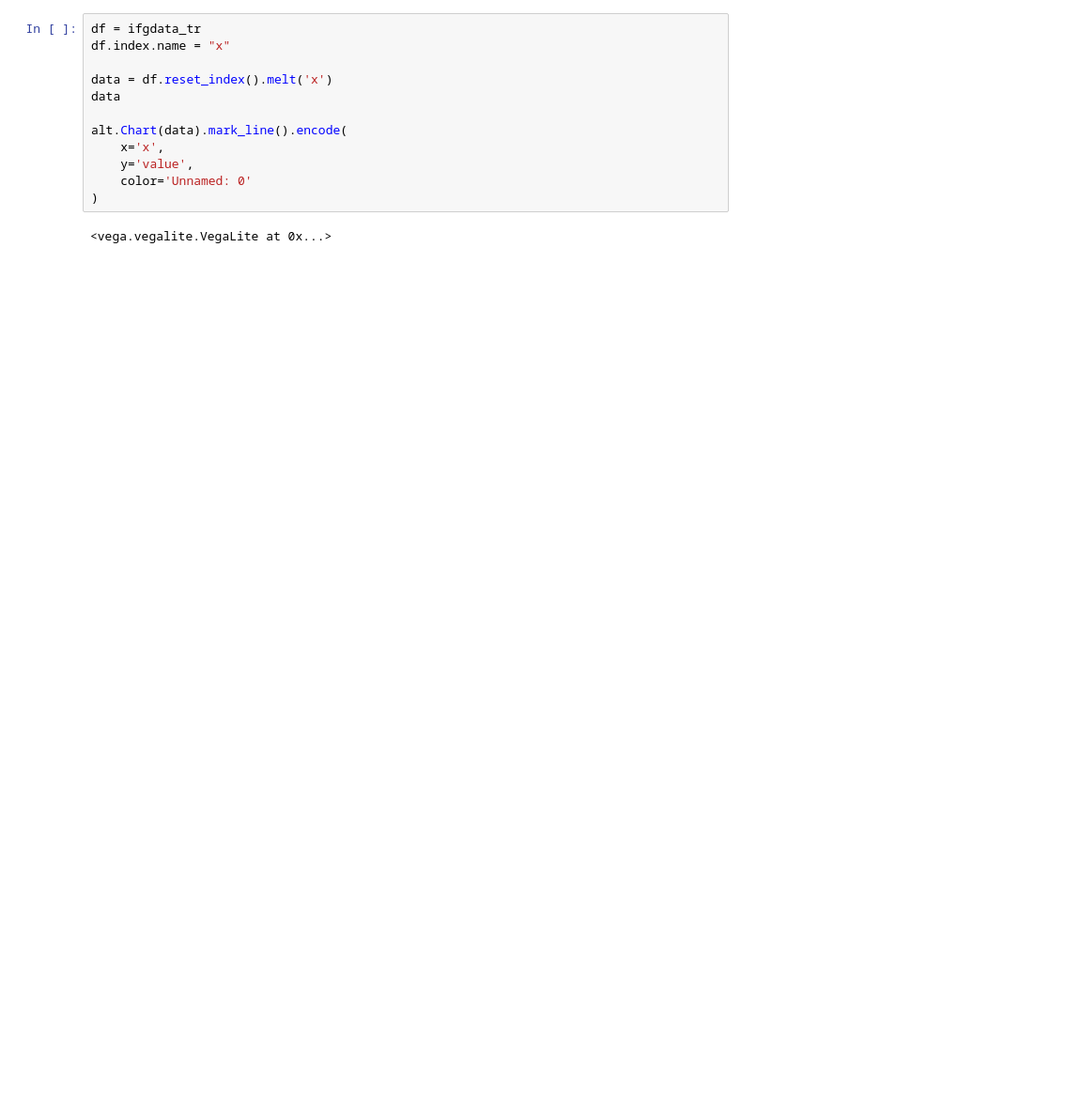
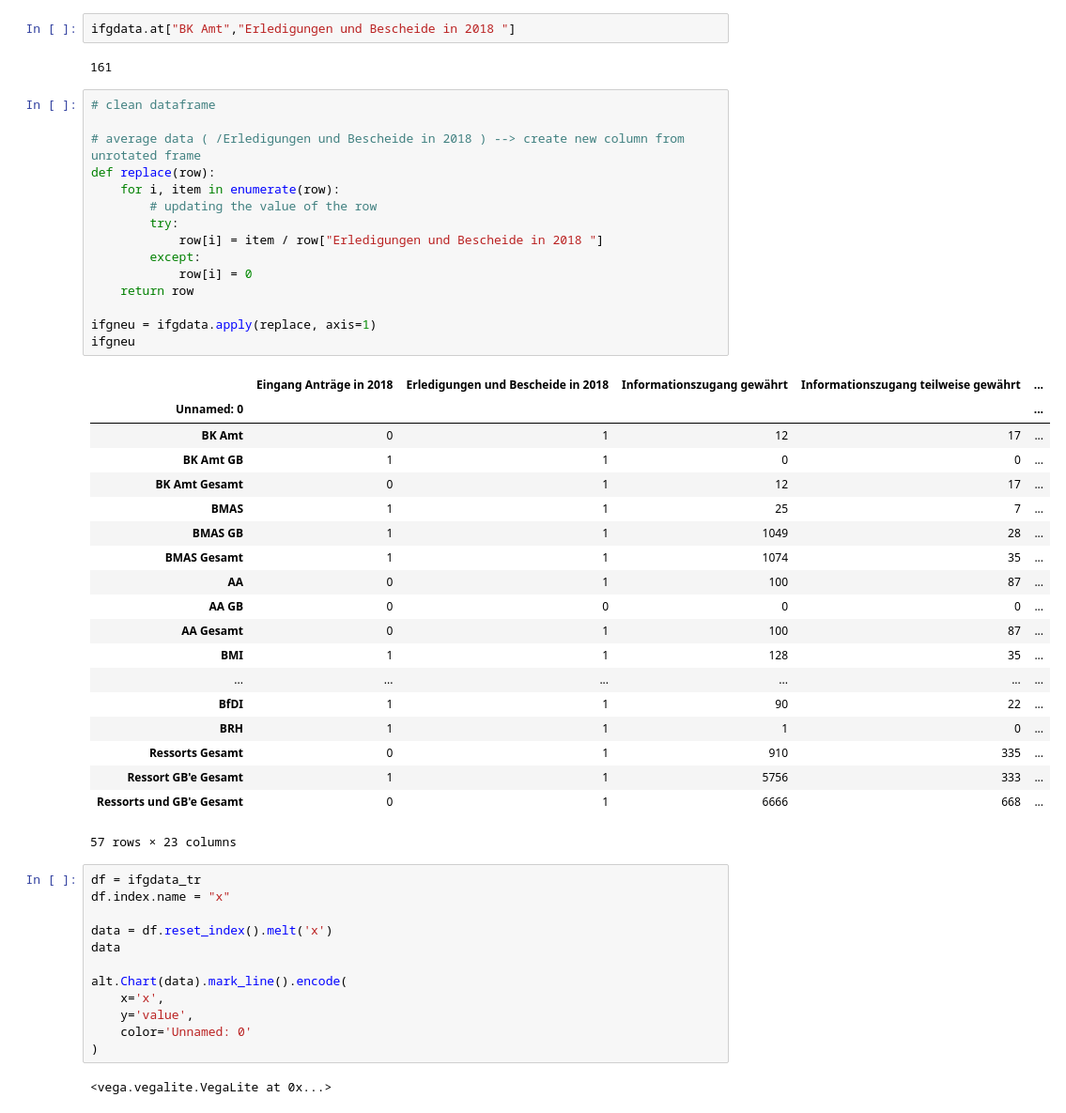
Before and after one commit to ninabcdefghi/ifgvsfds, a Jupyter notebook: ifg2018_multiline.ipynb, the cells around one changed output. Shown at 94% size. Cells and saved outputs as stored; diff of their text form; blank space fills up the shorter version.

```diff
--- a/ifg2018_multiline.ipynb
+++ b/ifg2018_multiline.ipynb
@@ -34,3 +35,42 @@ ifgdata_tr
+# %%
+ifgdata.at["BK Amt","Erledigungen und Bescheide in 2018 "]
+# %% [output]
+161
+# %%
+# clean dataframe
+
+# average data ( /Erledigungen und Bescheide in 2018 ) --> create new column from unrotated frame
+def replace(row):
+    for i, item in enumerate(row):
+        # updating the value of the row
+        try:
+            row[i] = item / row["Erledigungen und Bescheide in 2018 "]
+        except:
+            row[i] = 0
+    return row
+
+ifgneu = ifgdata.apply(replace, axis=1)
+ifgneu
+# %% [output]
+|  | Eingang Anträge in 2018 | Erledigungen und Bescheide in 2018 | Informationszugang gewährt | Informationszugang teilweise gewährt | ... |
+| Unnamed: 0 |  |  |  |  | ... |
+| BK Amt | 0 | 1 | 12 | 17 | ... |
+| BK Amt GB | 1 | 1 | 0 | 0 | ... |
+| BK Amt Gesamt | 0 | 1 | 12 | 17 | ... |
+| BMAS | 1 | 1 | 25 | 7 | ... |
+| BMAS GB | 1 | 1 | 1049 | 28 | ... |
+| BMAS Gesamt | 1 | 1 | 1074 | 35 | ... |
+| AA | 0 | 1 | 100 | 87 | ... |
+| AA GB | 0 | 0 | 0 | 0 | ... |
+| AA Gesamt | 0 | 1 | 100 | 87 | ... |
+| BMI | 1 | 1 | 128 | 35 | ... |
+| ... | ... | ... | ... | ... | ... |
+| BfDI | 1 | 1 | 90 | 22 | ... |
+| BRH | 1 | 1 | 1 | 0 | ... |
+| Ressorts Gesamt | 0 | 1 | 910 | 335 | ... |
+| Ressort GB'e Gesamt | 1 | 1 | 5756 | 333 | ... |
+| Ressorts und GB'e Gesamt | 0 | 1 | 6666 | 668 | ... |
+57 rows × 23 columns
 # %%
 df = ifgdata_tr
 df.index.name = "x"
```
Also changed, not shown: parts of 1 cell of this notebook.
